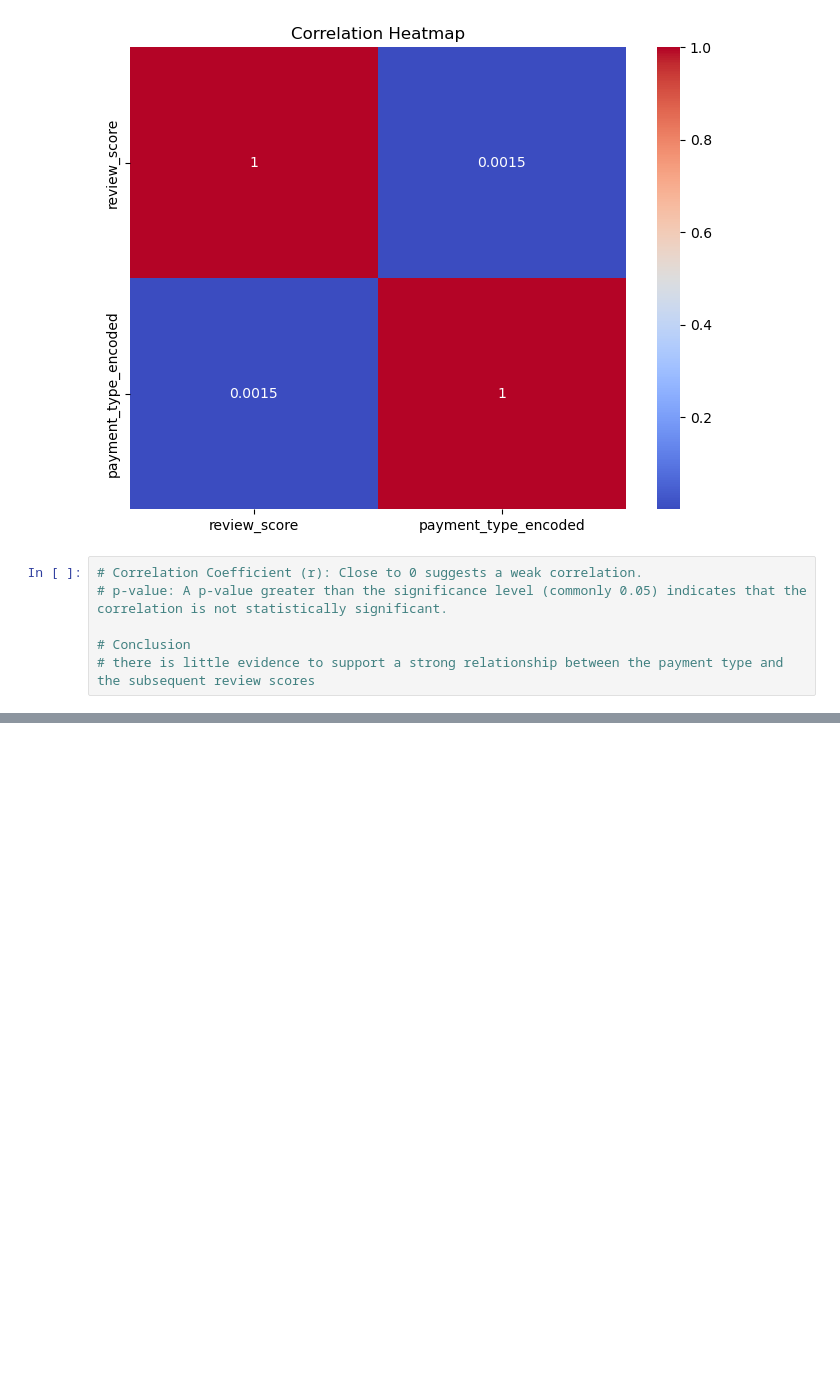
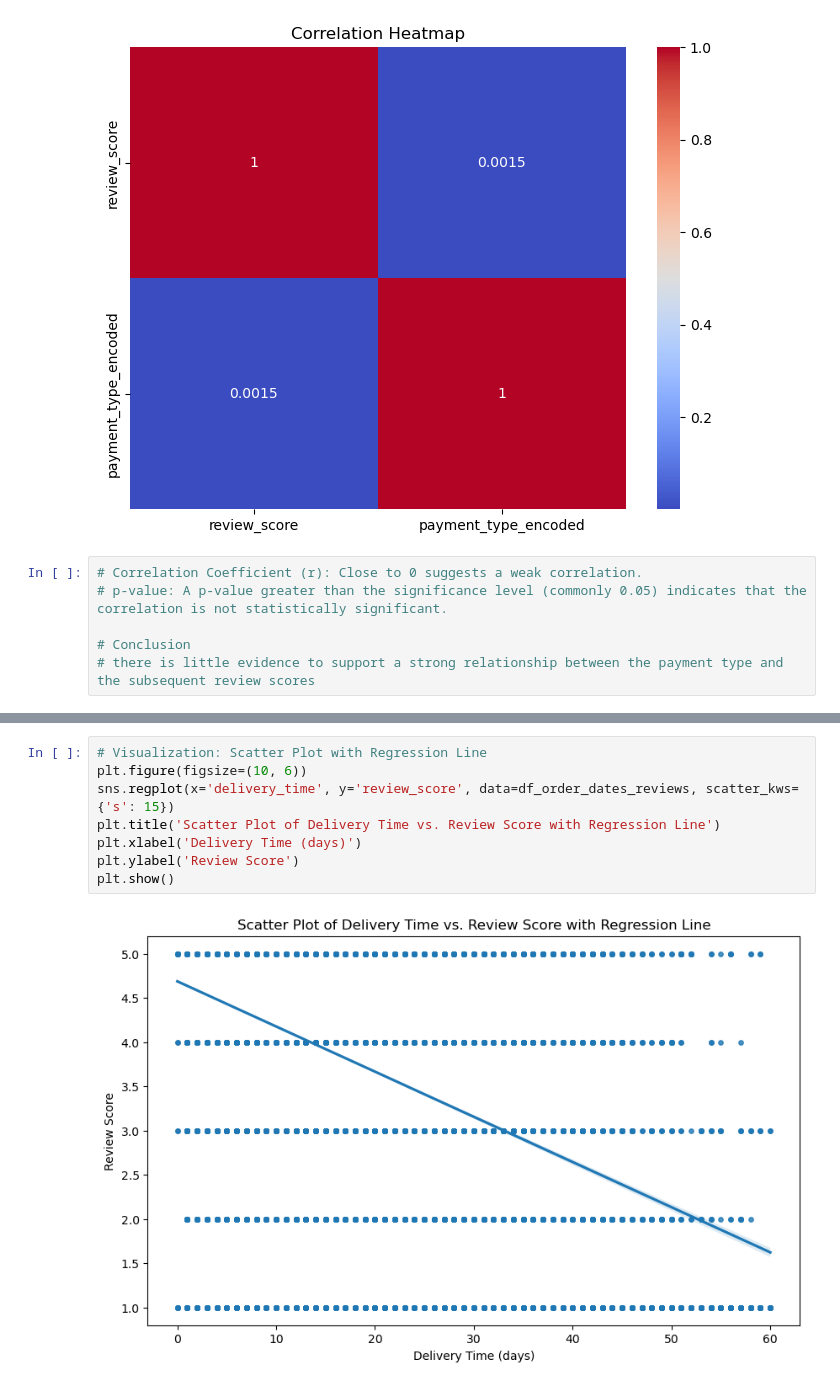
Before and after one commit to yjia28tan/Big-Data-Programming-Project, a Jupyter notebook: Code&Dataset/Original Dataset/Data cleaning & EDA.ipynb, the cells around one changed output, grey strips where cells are left out. Drawn from its saved outputs; the diff is of its cells as text; blank space fills up the shorter version.

```diff
--- a/Code&Dataset/Original Dataset/Data cleaning & EDA.ipynb
+++ b/Code&Dataset/Original Dataset/Data cleaning & EDA.ipynb
@@ -1318,0 +1403,10 @@ plt.show()
+# %%
+# Visualization: Scatter Plot with Regression Line
+plt.figure(figsize=(10, 6))
+sns.regplot(x='delivery_time', y='review_score', data=df_order_dates_reviews, scatter_kws={'s': 15})
+plt.title('Scatter Plot of Delivery Time vs. Review Score with Regression Line')
+plt.xlabel('Delivery Time (days)')
+plt.ylabel('Review Score')
+plt.show()
+# %% [output]
+[figure, added]
```
Also changed, not shown: parts of 11 cells of this notebook.
